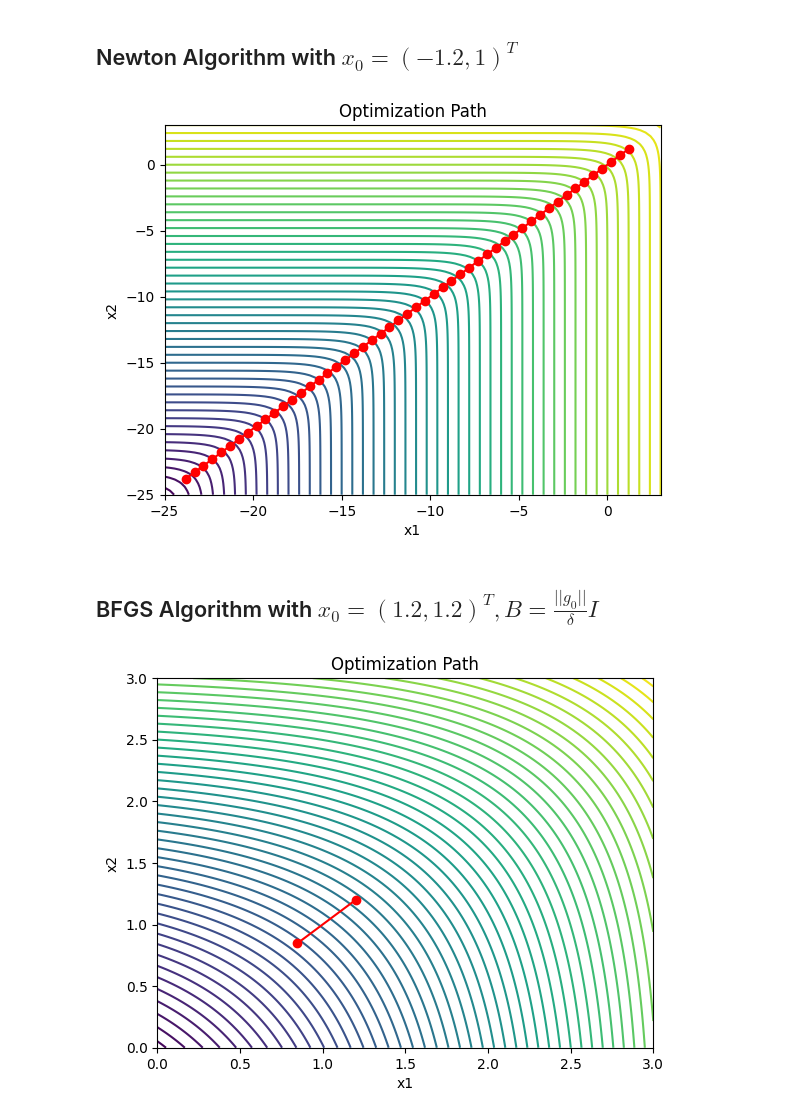
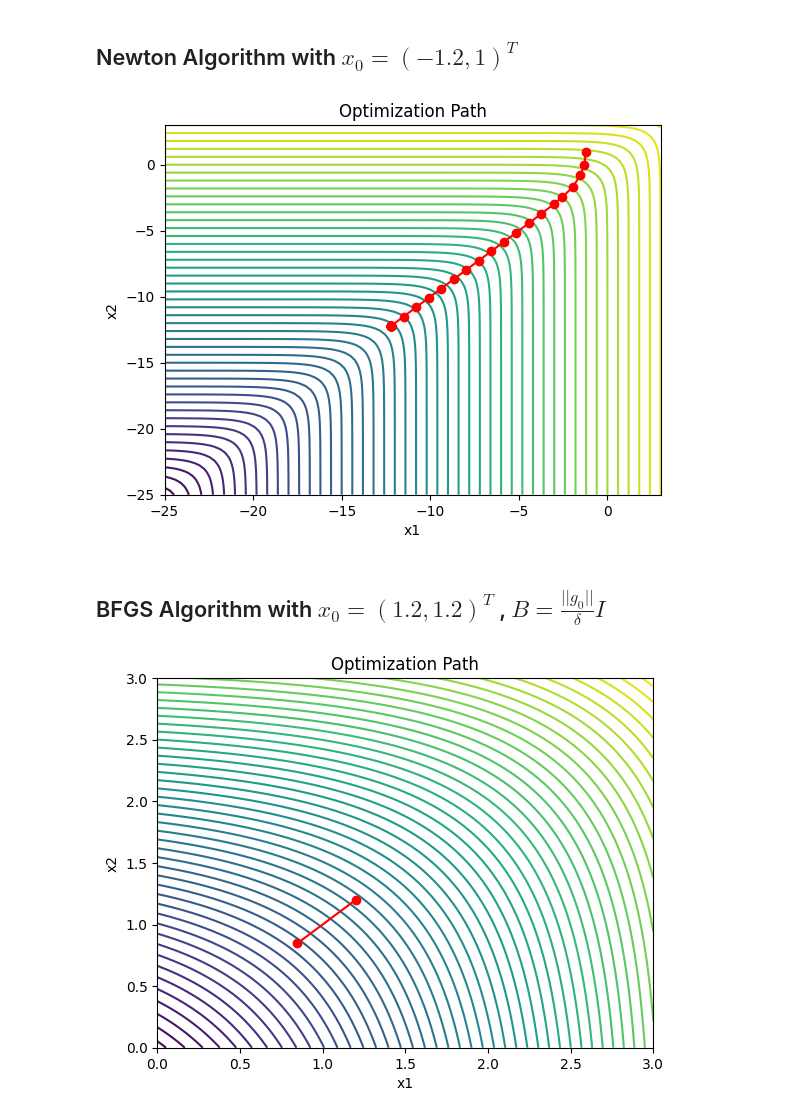
Before and after one commit to abdipourasl/Conex-Optimization-1402, a Jupyter notebook: Convex2.ipynb, the cells around one changed output. Saved outputs shown, nothing was run; the diff lists cells and outputs as text; code cells hidden in the pictures.

```diff
--- a/Convex2.ipynb
+++ b/Convex2.ipynb
@@ -40,11 +40,11 @@ Subject to $ x_2>0 $
 ### Define the objective function
 # %%
 def objective(x1, x2):
-    return x1**2 / x2**2
+    return x1**2 / x2
 
 def grad_objective(x1, x2):
-    grad_x1 = 2 * x1 / x2**2
-    grad_x2 = -2 * x1**2 / x2**3
+    grad_x1 = 2 * x1 / x2
+    grad_x2 = -1 * x1**2 / x2**2
     return torch.tensor([grad_x1, grad_x2])
 
 # Initial values
@@ -300,6 +303,7 @@ plot_contour_path(path_backtracking)
 # %% [markdown]
 ## Newton Algorithm with $ x_0 = (-1.2,1)^T$
 # %%
+import matplotlib.pyplot as plt
 def objective_function(x):
     return np.log(np.exp(x[0]) + np.exp(x[1]))
 
@@ -320,37 +324,37 @@ def plot_contour_path(path):
     y_vals = [point[1] for point in path]
     plt.contour(X, Y, Z, levels=50)
     plt.plot(x_vals, y_vals, marker='o', color='r')
     plt.xlabel('x1')
     plt.ylabel('x2')
     plt.title('Optimization Path')
     plt.show()
 
 # Initial values
-x0 = np.array([1.2, 1.2])
+x0 = np.array([-1.2, 1])
 alpha_bar = 1.0
 rho = 0.8
 c = 0.1
 delta = 1
 
 # Backtracking line search optimization
 x = x0.copy()
 path_backtracking = [x]
 for _ in range(50):  # Limiting the number of iterations for illustration purposes
     grad = grad_objective_function(x)
     hessian = hessian_objective_function(x)
     p = dogleg_method(grad, hessian, delta)
     alpha = backtracking_line_search(objective_function, grad_objective_function, x, p, alpha_bar, rho, c)
     x = x + alpha * p
     path_backtracking.append(x)
 
 # Plot the optimization path for backtracking line search
 X, Y = np.meshgrid(np.linspace(-25, 3, 100), np.linspace(-25, 3, 100))
 Z = np.log(np.exp(X) + np.exp(Y))
 plot_contour_path(path_backtracking)
 # %% [output]
-[figure, old version]
+[figure, new version]
 # %% [markdown]
-## BFGS Algorithm with $ x_0 = (1.2,1.2)^T , B=\frac{||g_0||}{\delta}I$
+## BFGS Algorithm with $ x_0 = (1.2,1.2)^T $ , $ B=\frac{||g_0||}{\delta}I$
 # %%
 import numpy as np
 
```
Also changed, not shown: parts of 3 cells of this notebook.
